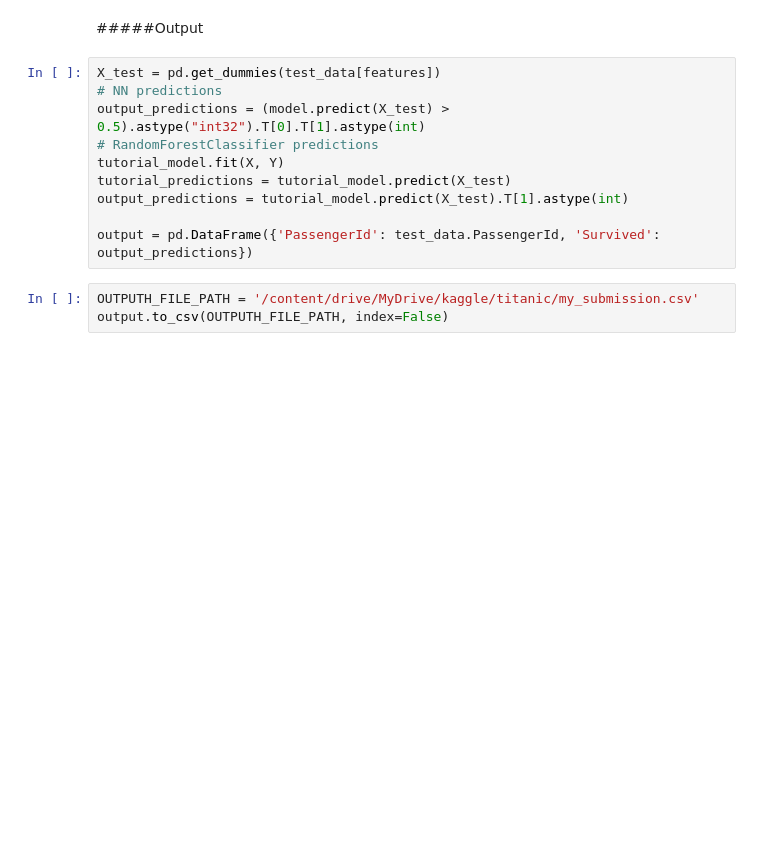
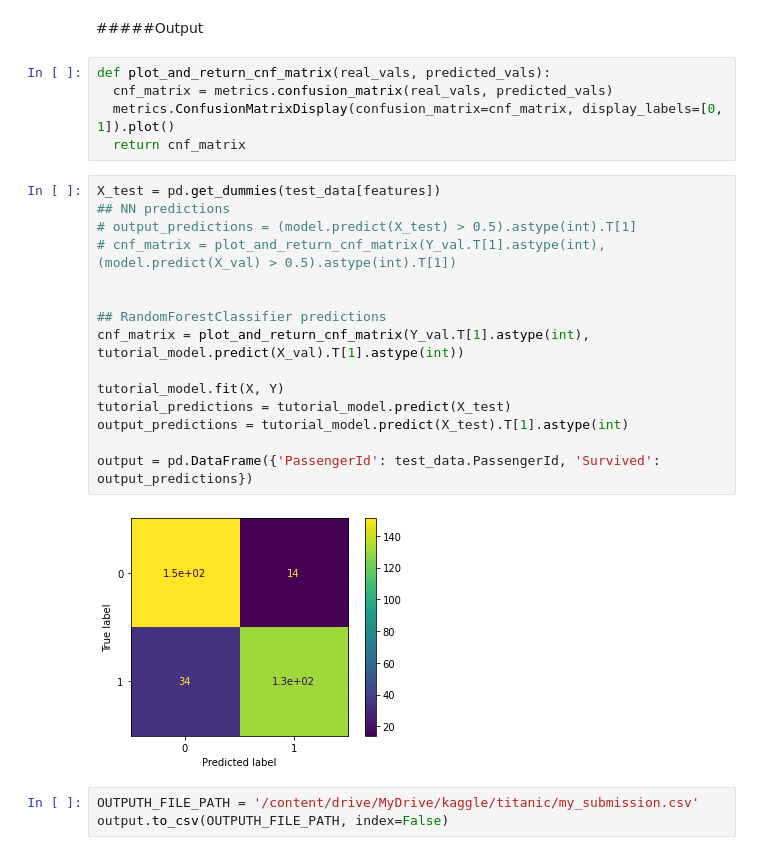
Before and after one commit to gArchemaMia/kaggle-1, a Jupyter notebook: titanic.ipynb, the cells around one changed output. Cells and saved outputs as stored; diff of their text form; blank space fills up the shorter version.

Commit message:
Add confusion matrix

```diff
--- a/titanic.ipynb
+++ b/titanic.ipynb
@@ -200,15 +200,27 @@ tutorial_model.fit(X_train, Y_train)
 # %% [markdown]
 #####Output
+# %%
+def plot_and_return_cnf_matrix(real_vals, predicted_vals):
+  cnf_matrix = metrics.confusion_matrix(real_vals, predicted_vals)
+  metrics.ConfusionMatrixDisplay(confusion_matrix=cnf_matrix, display_labels=[0, 1]).plot()
+  return cnf_matrix
 # %%
 X_test = pd.get_dummies(test_data[features])
-# NN predictions
-output_predictions = (model.predict(X_test) > 0.5).astype("int32").T[0].T[1].astype(int)
-# RandomForestClassifier predictions
+## NN predictions
+# output_predictions = (model.predict(X_test) > 0.5).astype(int).T[1]
+# cnf_matrix = plot_and_return_cnf_matrix(Y_val.T[1].astype(int), (model.predict(X_val) > 0.5).astype(int).T[1])
+
+
+## RandomForestClassifier predictions
+cnf_matrix = plot_and_return_cnf_matrix(Y_val.T[1].astype(int), tutorial_model.predict(X_val).T[1].astype(int))
+
 tutorial_model.fit(X, Y)
 tutorial_predictions = tutorial_model.predict(X_test)
 output_predictions = tutorial_model.predict(X_test).T[1].astype(int)
 
 output = pd.DataFrame({'PassengerId': test_data.PassengerId, 'Survived': output_predictions})
+# %% [output]
+[figure, added]
 # %%
 OUTPUTH_FILE_PATH = '/content/drive/MyDrive/kaggle/titanic/my_submission.csv'
 output.to_csv(OUTPUTH_FILE_PATH, index=False)
```
Also changed, not shown: parts of 4 cells of this notebook.
